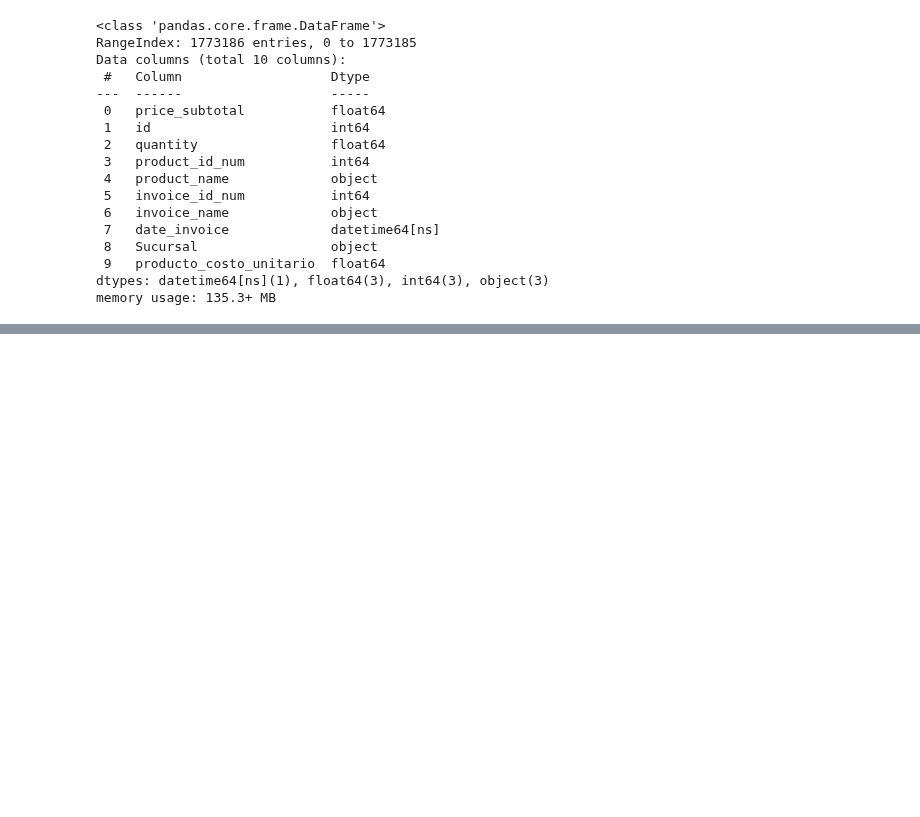
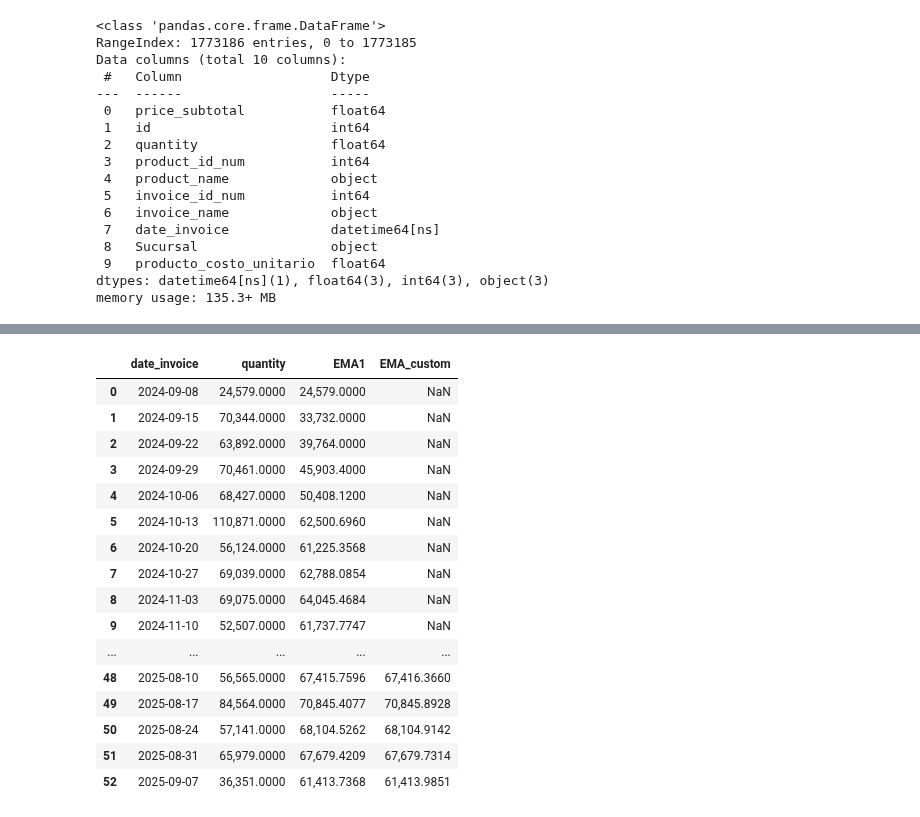
Before and after one commit to FiltrosDonsson/Proyectos-Data-analyst, a Jupyter notebook: MODELO ABASTECIMIENTO/ema1año.ipynb, the cells around one changed output, grey strips where cells are left out. Saved outputs shown, nothing was run; the diff lists cells and outputs as text; code cells hidden in the pictures; blank space fills up the shorter version.

```diff
--- a/MODELO ABASTECIMIENTO/ema1año.ipynb
+++ b/MODELO ABASTECIMIENTO/ema1año.ipynb
@@ -157,0 +153,9 @@ df_sede
+# %%
+ventas_semana = (
+    df_12_semanas
+    .groupby(pd.Grouper(key="date_invoice", freq="W"))["quantity"]
+    .sum()
+    .reset_index()
+)
+
+ventas_semana.head(12)
@@ -157,0 +200,18 @@ df_sede
+# %%
+alpha = 0.2
+
+
+ventas_semana["EMA1"] = np.nan
+
+
+ventas_semana.loc[0, "EMA1"] = ventas_semana.loc[0, "quantity"]
+
+for i in range(1, len(ventas_semana)):
+    ventas_semana.loc[i, "EMA1"] = (
+        ventas_semana.loc[i, "quantity"] * alpha
+        + ventas_semana.loc[i-1, "EMA1"] * (1 - alpha)
+    )
+
+
+# Imprimimos el DataFrame con la nueva columna EMA
+ventas_semana
@@ -157,0 +236,36 @@ df_sede
+# %%
+alpha = 0.2
+ventas_semana["EMA_custom"] = np.nan
+
+# En la semana 16 tomamos 80% de EMA1[15] + 20% de quantity[15]
+ventas_semana.loc[15, "EMA_custom"] = (
+    0.8 * ventas_semana.loc[15, "EMA1"] +
+    0.2 * ventas_semana.loc[15, "quantity"]
+)
+
+# Desde la semana 17 en adelante usamos EMA_custom
+for i in range(16, len(ventas_semana)):
+    ventas_semana.loc[i, "EMA_custom"] = (
+        (1 - alpha) * ventas_semana.loc[i-1, "EMA_custom"]
+        + alpha * ventas_semana.loc[i, "quantity"]
+    )
+# %%
+ventas_semana
+# %% [output]
+|  | date_invoice | quantity | EMA1 | EMA_custom |
+| 0 | 2024-09-08 | 24,579.0000 | 24,579.0000 | NaN |
+| 1 | 2024-09-15 | 70,344.0000 | 33,732.0000 | NaN |
+| 2 | 2024-09-22 | 63,892.0000 | 39,764.0000 | NaN |
+| 3 | 2024-09-29 | 70,461.0000 | 45,903.4000 | NaN |
+| 4 | 2024-10-06 | 68,427.0000 | 50,408.1200 | NaN |
+| 5 | 2024-10-13 | 110,871.0000 | 62,500.6960 | NaN |
+| 6 | 2024-10-20 | 56,124.0000 | 61,225.3568 | NaN |
+| 7 | 2024-10-27 | 69,039.0000 | 62,788.0854 | NaN |
+| 8 | 2024-11-03 | 69,075.0000 | 64,045.4684 | NaN |
+| 9 | 2024-11-10 | 52,507.0000 | 61,737.7747 | NaN |
+| ... | ... | ... | ... | ... |
+| 48 | 2025-08-10 | 56,565.0000 | 67,415.7596 | 67,416.3660 |
+| 49 | 2025-08-17 | 84,564.0000 | 70,845.4077 | 70,845.8928 |
+| 50 | 2025-08-24 | 57,141.0000 | 68,104.5262 | 68,104.9142 |
+| 51 | 2025-08-31 | 65,979.0000 | 67,679.4209 | 67,679.7314 |
+| 52 | 2025-09-07 | 36,351.0000 | 61,413.7368 | 61,413.9851 |
```
Also changed, not shown: parts of 10 cells of this notebook.
